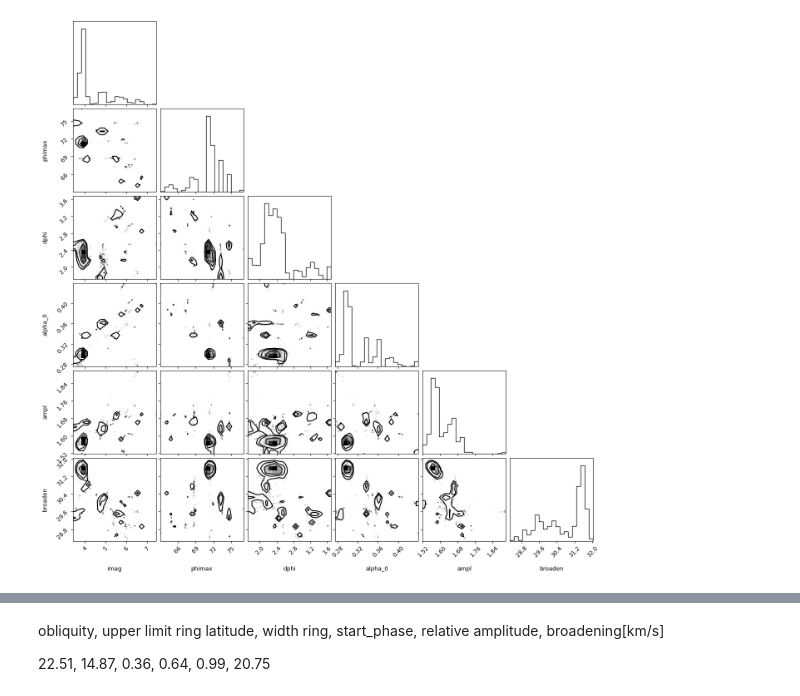
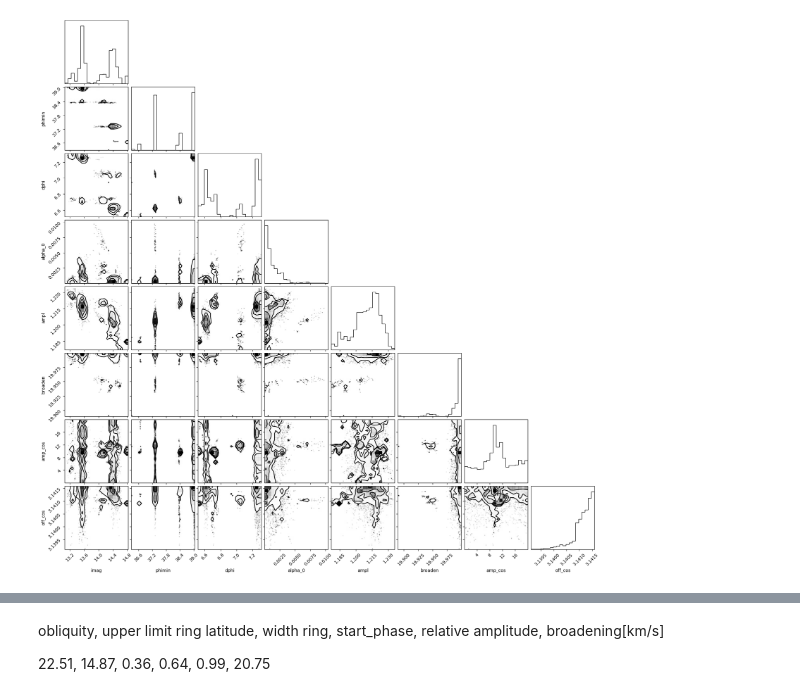
Before and after one commit to ekaterinailin/2024_11_VLT_UVES_BRI, a Jupyter notebook: lean_lsr combined.ipynb, the cells around one changed output, grey strips where cells are left out. Cells and saved outputs as stored; diff of their text form; code cells hidden in the pictures.

```diff
--- a/lean_lsr combined.ipynb
+++ b/lean_lsr combined.ipynb
@@ -165,0 +176,2 @@ sampler.run_mcmc(pos, 5000, progress=True);
+# %%
+sampler.run_mcmc(pos, 10000, progress=True);
@@ -179,9 +227,14 @@ for i in range(ndim):
 # %%
 # corner plot
-labels = ["imag", "phimax", "dphi", "alpha_0", "ampl", "broaden"]
-import corner
-flat_samples = sampler.get_chain(discard=3000, thin=15, flat=True)
+labels = ["imag", "phimin", "dphi", "alpha_0", "ampl", "broaden", "amp_cos", "off_cos"]
+
+flat_samples = sampler.get_chain(discard=12000,
+    # print(len(weights))
+    # print(len(da))
+    # print(weights.shape)
+ thin=15, flat=True)
+flat_samples = flat_samples
+
 fig = corner.corner(
-    flat_samples, labels=labels, truths=initial
-)
+    flat_samples, labels=labels,)
 # %% [output]
@@ -188,3 +243,3 @@ fig = corner.corner(
-[figure, old version]
+[figure, new version]
 # %%
 # plot best fit
```
Also changed, not shown: parts of 10 cells of this notebook, 3 other files.
